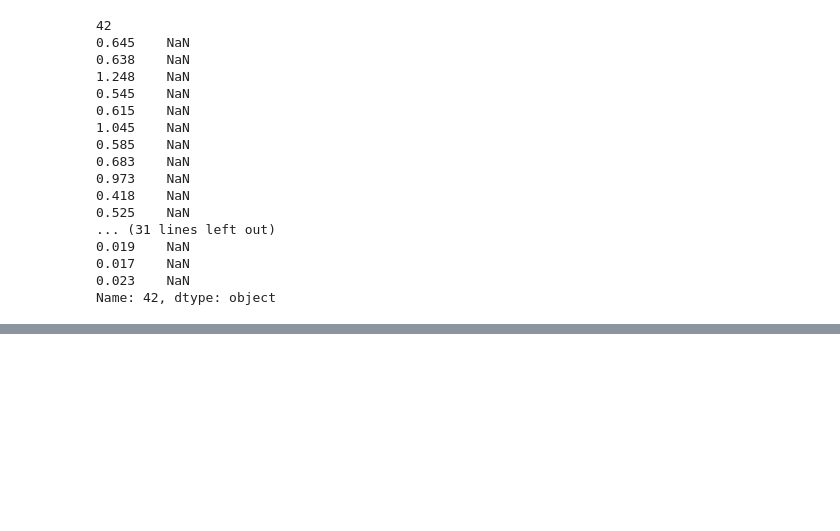
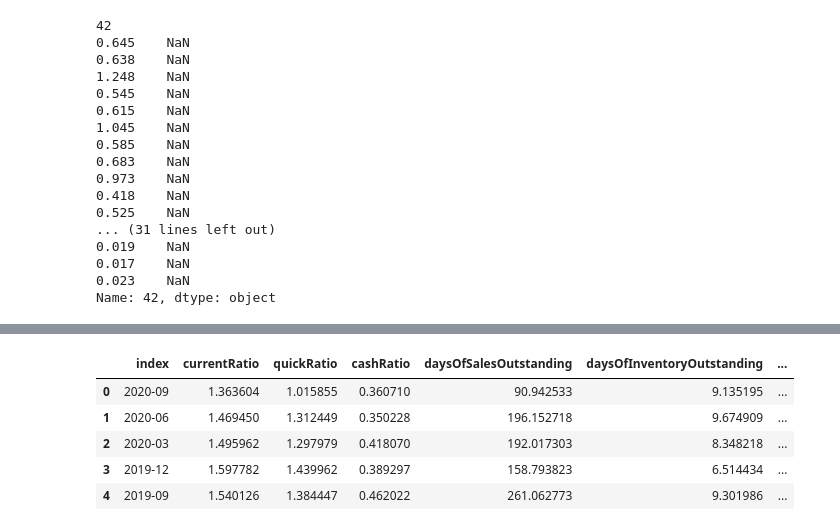
Before and after one commit to mmdebrahimi/Guided-Capstone, a Jupyter notebook: Fundamental_Analysis120-Quarterly-Latest.ipynb, the cells around one changed output, grey strips where cells are left out. Cells and saved outputs as stored; diff of their text form; code cells hidden in the pictures; blank space fills up the shorter version.

```diff
--- a/Fundamental_Analysis120-Quarterly-Latest.ipynb
+++ b/Fundamental_Analysis120-Quarterly-Latest.ipynb
@@ -1598,0 +1489,11 @@ dec_df['Capex as % of Sales'] = (dec_df['Capex Per Share'] * dec_df['Sales per S
+# %%
+key_fin_ratios = key_fin_ratios.T
+key_fin_ratios.reset_index(inplace = True)
+key_fin_ratios.head()
+# %% [output]
+|  | index | currentRatio | quickRatio | cashRatio | daysOfSalesOutstanding | daysOfInventoryOutstanding | ... |
+| 0 | 2020-09 | 1.363604 | 1.015855 | 0.360710 | 90.942533 | 9.135195 | ... |
+| 1 | 2020-06 | 1.469450 | 1.312449 | 0.350228 | 196.152718 | 9.674909 | ... |
+| 2 | 2020-03 | 1.495962 | 1.297979 | 0.418070 | 192.017303 | 8.348218 | ... |
+| 3 | 2019-12 | 1.597782 | 1.439962 | 0.389297 | 158.793823 | 6.514434 | ... |
+| 4 | 2019-09 | 1.540126 | 1.384447 | 0.462022 | 261.062773 | 9.301986 | ... |
```
Also changed, not shown: parts of 30 cells of this notebook.
